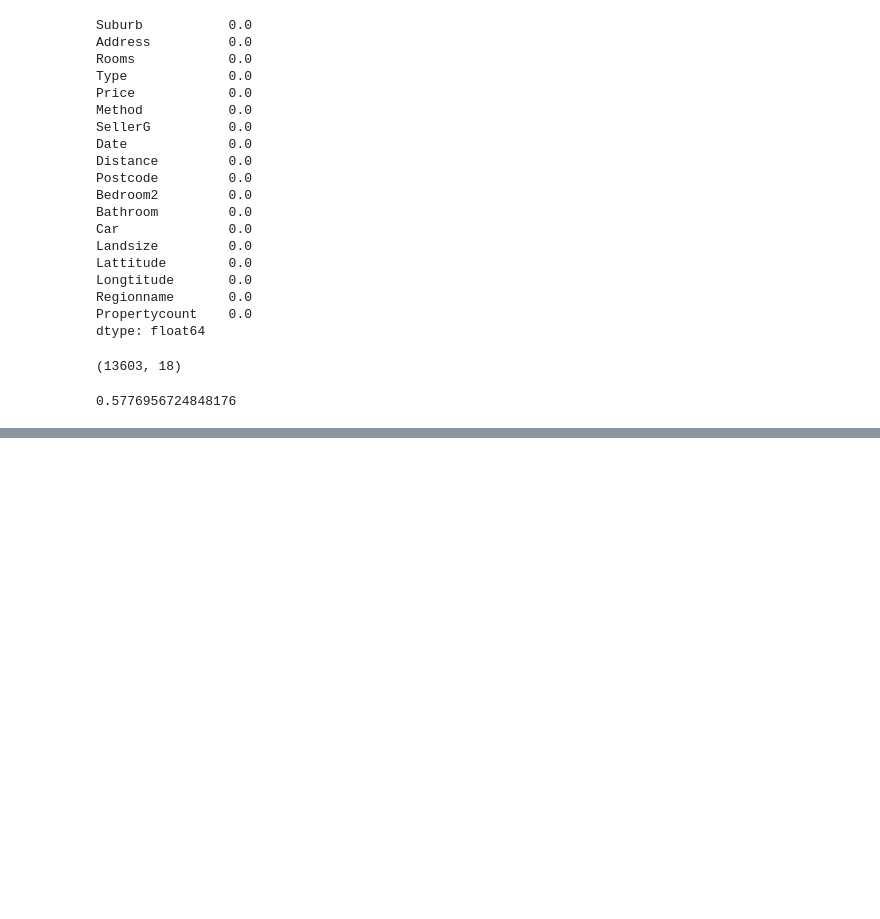
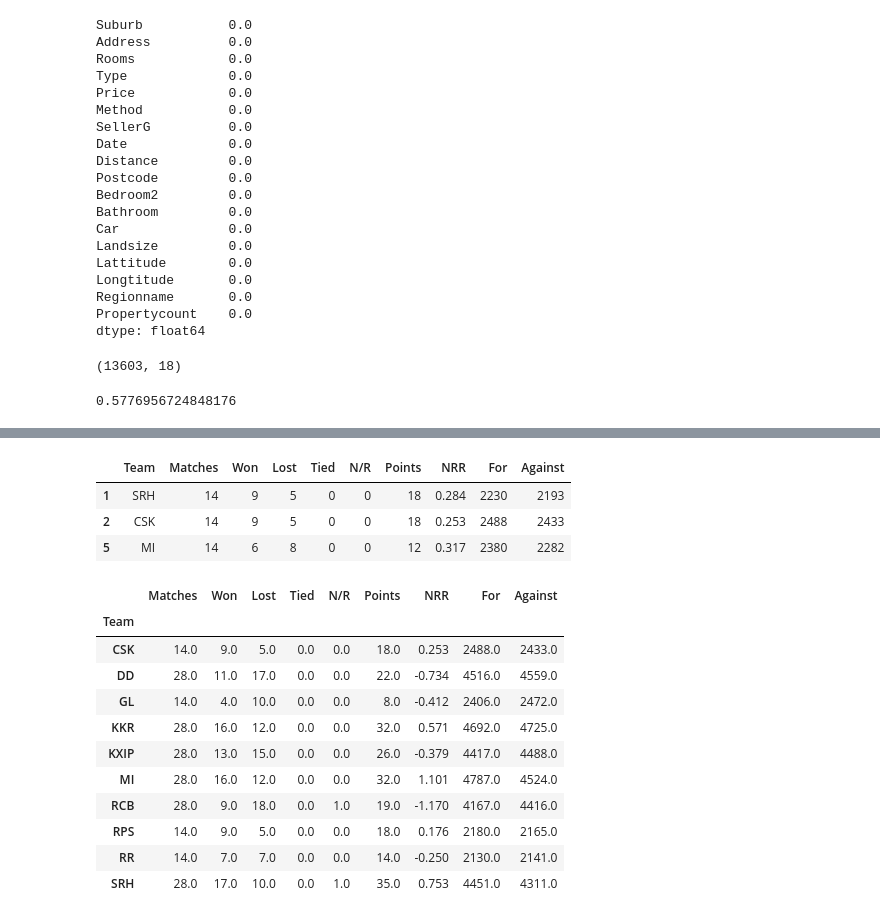
Before and after one commit to iamurali/upgrad_ml_ai, a Jupyter notebook: Data cleaning/ReadingData.ipynb, the cells around one changed output, grey strips where cells are left out. Cells and saved outputs as stored; diff of their text form; code cells hidden in the pictures; blank space fills up the shorter version.

Commit message:
Data cleaning and data visualization wip
Data cleaning and data visualization wip

```diff
--- a/Data cleaning/ReadingData.ipynb
+++ b/Data cleaning/ReadingData.ipynb
@@ -479,3 +479,18 @@ housing_data.shape
 len(housing_data.index)/23547
 # %% [output]
 0.5776956724848176
+# %%
+ipl18 = pd.DataFrame({'Team': ['SRH', 'CSK', 'KKR', 'RR', 'MI', 'RCB', 'KXIP', 'DD'],
+                         'Matches': [14, 14, 14, 14, 14, 14, 14, 14],
+                         'Won': [9, 9, 8, 7, 6, 6, 6, 5],
+                         'Lost': [5, 5, 6, 7, 8, 8, 8, 9],
+                         'Tied': [0, 0, 0, 0, 0, 0, 0, 0],
+                         'N/R': [0, 0, 0, 0, 0, 0, 0, 0],
+                         'Points': [18, 18, 16, 14, 12, 12, 12, 10],
+                         'NRR': [0.284, 0.253, -0.070, -0.250, 0.317, 0.129, -0.502, -0.222],
+                         'For': [2230, 2488, 2363, 2130, 2380, 2322, 2210, 2297],
+                         'Against': [2193, 2433, 2425, 2141, 2282, 2383, 2259, 2304]},
+                         index = range(1,9)
+                    )
+
+ipl18
@@ -481,0 +531,20 @@ len(housing_data.index)/23547
+# %%
+ipl18[(ipl18['NRR'] > 0) & (ipl18['For'] > ipl18['Against'])]
+# %% [output]
+|  | Team | Matches | Won | Lost | Tied | N/R | Points | NRR | For | Against |
+| 1 | SRH | 14 | 9 | 5 | 0 | 0 | 18 | 0.284 | 2230 | 2193 |
+| 2 | CSK | 14 | 9 | 5 | 0 | 0 | 18 | 0.253 | 2488 | 2433 |
+| 5 | MI | 14 | 6 | 8 | 0 | 0 | 12 | 0.317 | 2380 | 2282 |
+# %%
+ipl17 = pd.DataFrame({'Team': ['MI', 'RPS', 'SRH', 'KKR', 'KXIP', 'DD', 'GL', 'RCB'],
+                         'Matches': [14, 14, 14, 14, 14, 14, 14, 14],
+                         'Won': [10, 9, 8, 8, 7, 6, 4, 3],
+                         'Lost': [4, 5, 5, 6, 7, 8, 10, 10],
+                         'Tied': [0, 0, 0, 0, 0, 0, 0, 0],
+                         'N/R': [0, 0, 1, 0, 0, 0, 0, 1],
+                         'Points': [20, 18, 17, 16, 14, 12, 8, 7],
+                         'NRR': [0.784, 0.176, 0.469, 0.641, 0.123, -0.512, -0.412, -1.299],
+                         'For': [2407, 2180, 2221, 2329, 2207, 2219, 2406, 1845],
+                         'Against': [2242, 2165, 2118, 2300, 2229, 2255, 2472, 2033]},
+                         index = range(1,9)
+                    )
@@ -481,0 +553,18 @@ len(housing_data.index)/23547
+# %%
+ipl18.set_index('Team', inplace = True)
+ipl17.set_index('Team', inplace = True)
+ipl = ipl18.add(ipl17, fill_value = 0)
+ipl
+# %% [output]
+|  | Matches | Won | Lost | Tied | N/R | Points | NRR | For | Against |
+| Team |  |  |  |  |  |  |  |  |  |
+| CSK | 14.0 | 9.0 | 5.0 | 0.0 | 0.0 | 18.0 | 0.253 | 2488.0 | 2433.0 |
+| DD | 28.0 | 11.0 | 17.0 | 0.0 | 0.0 | 22.0 | -0.734 | 4516.0 | 4559.0 |
+| GL | 14.0 | 4.0 | 10.0 | 0.0 | 0.0 | 8.0 | -0.412 | 2406.0 | 2472.0 |
+| KKR | 28.0 | 16.0 | 12.0 | 0.0 | 0.0 | 32.0 | 0.571 | 4692.0 | 4725.0 |
+| KXIP | 28.0 | 13.0 | 15.0 | 0.0 | 0.0 | 26.0 | -0.379 | 4417.0 | 4488.0 |
+| MI | 28.0 | 16.0 | 12.0 | 0.0 | 0.0 | 32.0 | 1.101 | 4787.0 | 4524.0 |
+| RCB | 28.0 | 9.0 | 18.0 | 0.0 | 1.0 | 19.0 | -1.170 | 4167.0 | 4416.0 |
+| RPS | 14.0 | 9.0 | 5.0 | 0.0 | 0.0 | 18.0 | 0.176 | 2180.0 | 2165.0 |
+| RR | 14.0 | 7.0 | 7.0 | 0.0 | 0.0 | 14.0 | -0.250 | 2130.0 | 2141.0 |
+| SRH | 28.0 | 17.0 | 10.0 | 0.0 | 1.0 | 35.0 | 0.753 | 4451.0 | 4311.0 |
```
Also changed, not shown: parts of 10 cells of this notebook, 14 other files.
